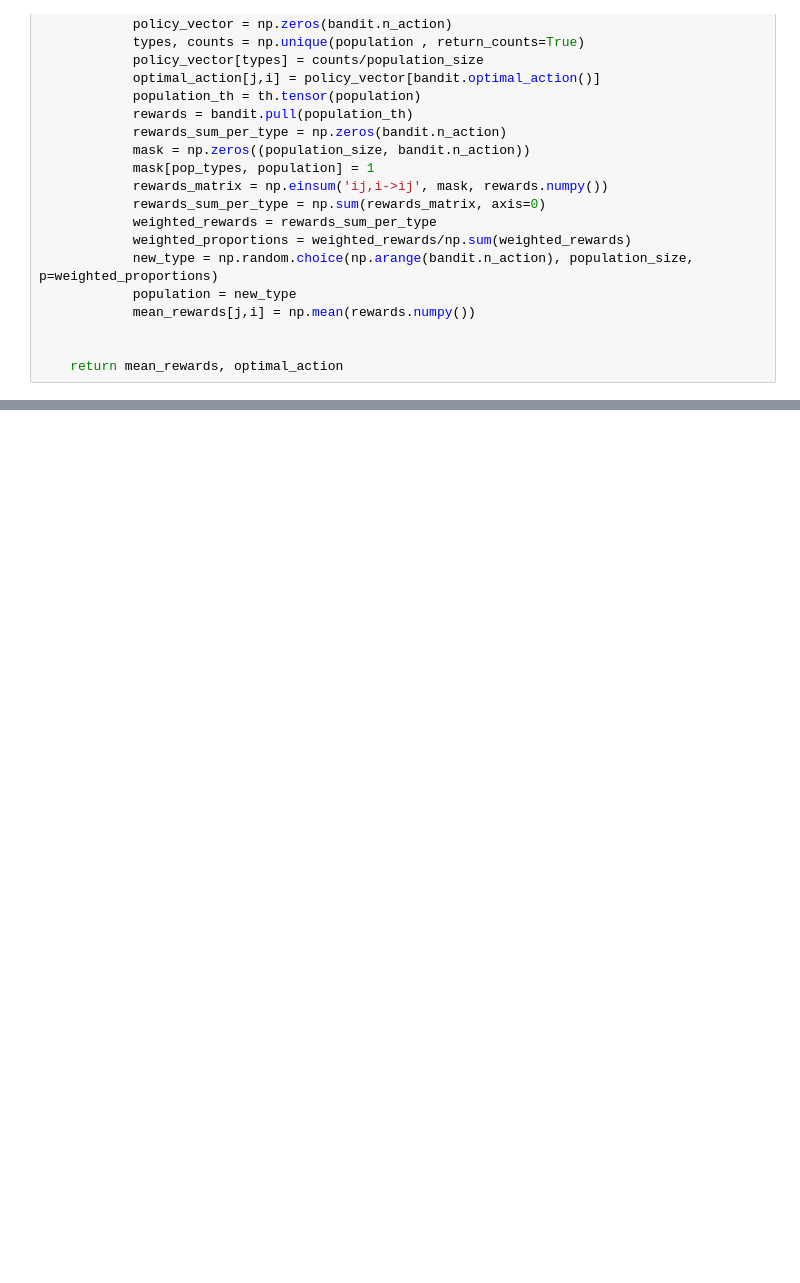
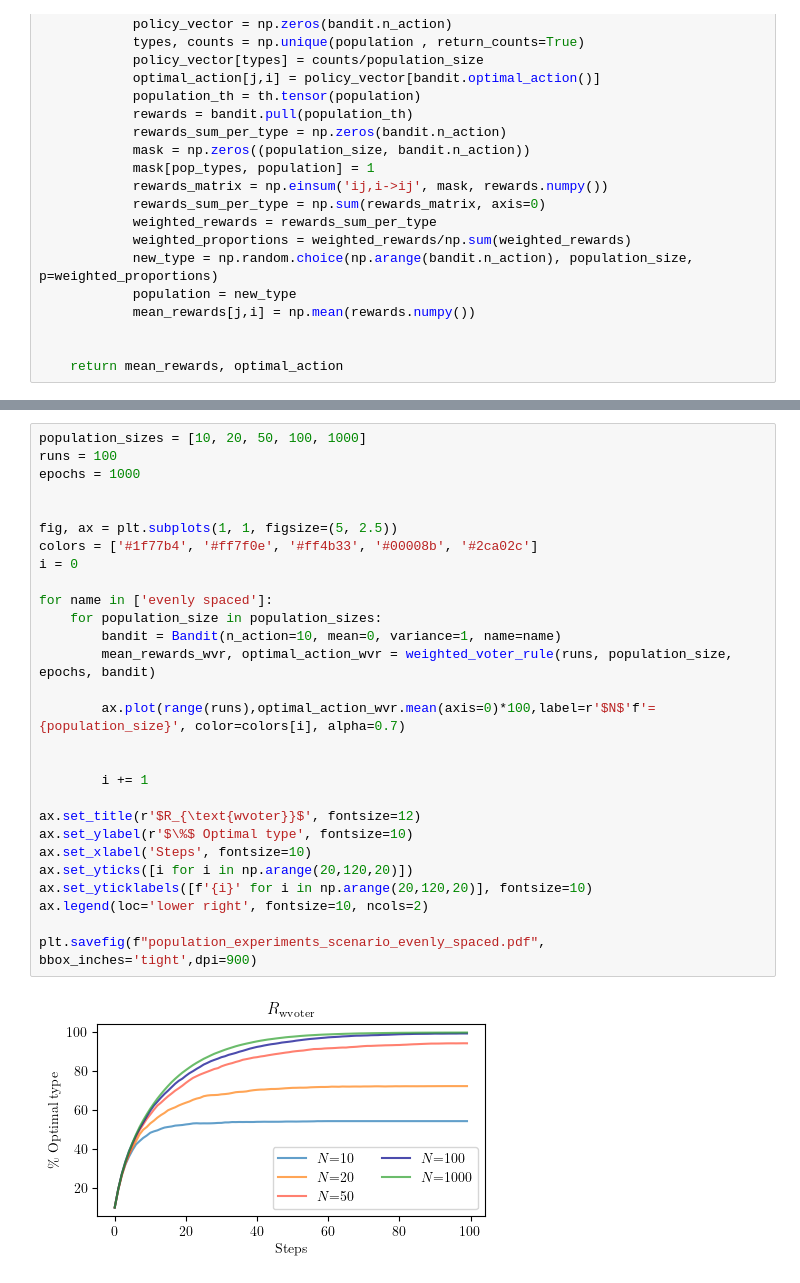
Before and after one commit to MISTLab/HiveMindRL, a Jupyter notebook: notebooks/populations.ipynb, the cells around one changed output, grey strips where cells are left out. Cells and saved outputs as stored; diff of their text form; blank space fills up the shorter version.

```diff
--- a/notebooks/populations.ipynb
+++ b/notebooks/populations.ipynb
@@ -419,0 +282,30 @@ for name in ['near zero', 'near one']:
+# %%
+population_sizes = [10, 20, 50, 100, 1000]
+runs = 100
+epochs = 1000
+
+
+fig, ax = plt.subplots(1, 1, figsize=(5, 2.5))
+colors = ['#1f77b4', '#ff7f0e', '#ff4b33', '#00008b', '#2ca02c']
+i = 0
+
+for name in ['evenly spaced']:
+    for population_size in population_sizes:
+        bandit = Bandit(n_action=10, mean=0, variance=1, name=name)
+        mean_rewards_wvr, optimal_action_wvr = weighted_voter_rule(runs, population_size, epochs, bandit)
+
+        ax.plot(range(runs),optimal_action_wvr.mean(axis=0)*100,label=r'$N$'f'={population_size}', color=colors[i], alpha=0.7)
+
+
+        i += 1
+
+ax.set_title(r'$R_{\text{wvoter}}$', fontsize=12)
+ax.set_ylabel(r'$\%$ Optimal type', fontsize=10)
+ax.set_xlabel('Steps', fontsize=10)
+ax.set_yticks([i for i in np.arange(20,120,20)])
+ax.set_yticklabels([f'{i}' for i in np.arange(20,120,20)], fontsize=10)
+ax.legend(loc='lower right', fontsize=10, ncols=2)
+
+plt.savefig(f"population_experiments_scenario_evenly_spaced.pdf", bbox_inches='tight',dpi=900)
+# %% [output]
+[figure, added]
```
Also changed, not shown: parts of 2 cells of this notebook.
